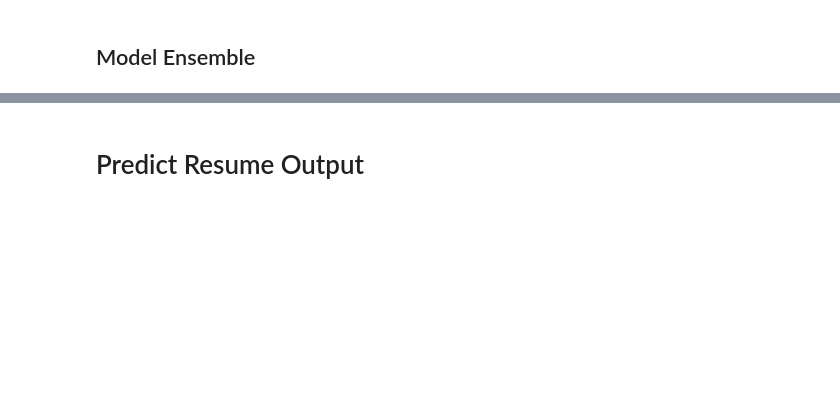
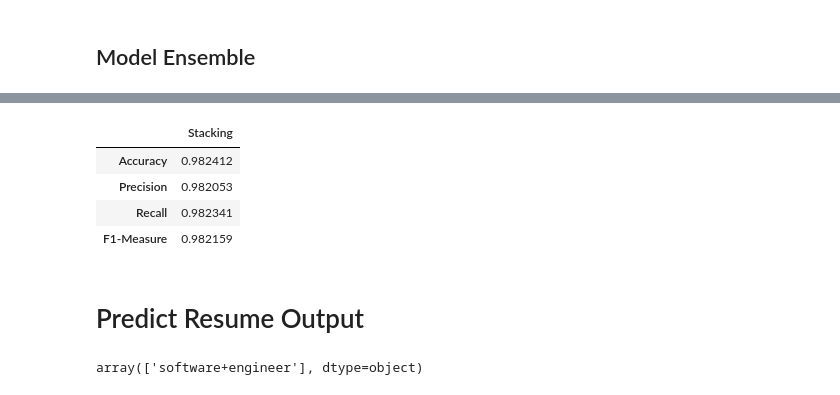
Before and after one commit to Geraldworks/BT4222, a Jupyter notebook: traditional_models_bag_easy.ipynb, the cells around one changed output, grey strips where cells are left out. Saved outputs shown, nothing was run; the diff lists cells and outputs as text; code cells hidden in the pictures; blank space fills up the shorter version.

Commit message:
Complete resume processing for DA and SE

```diff
--- a/traditional_models_bag_easy.ipynb
+++ b/traditional_models_bag_easy.ipynb
@@ -341,7 +339,20 @@ vs
+# %%
+vsreport = vs.stacking(gradient_boosting_model)
+vsreport
+# %% [output]
+|  | Stacking |
+| Accuracy | 0.982412 |
+| Precision | 0.982053 |
+| Recall | 0.982341 |
+| F1-Measure | 0.982159 |
 # %% [markdown]
 # Predict Resume Output
 # %%
-from resume_process import *
+import importlib
+import resume_process
+importlib.reload(resume_process)
 
-x, _ = process_resume("Resume_DA.txt", "easy")
+x, _ = resume_process.process_resume("resume_se.txt", "easy")
 label_encoder.inverse_transform(vs.predict(x))
+# %% [output]
+array(['software+engineer'], dtype=object)
```
Also changed, not shown: parts of 10 cells of this notebook, 10 other files.
